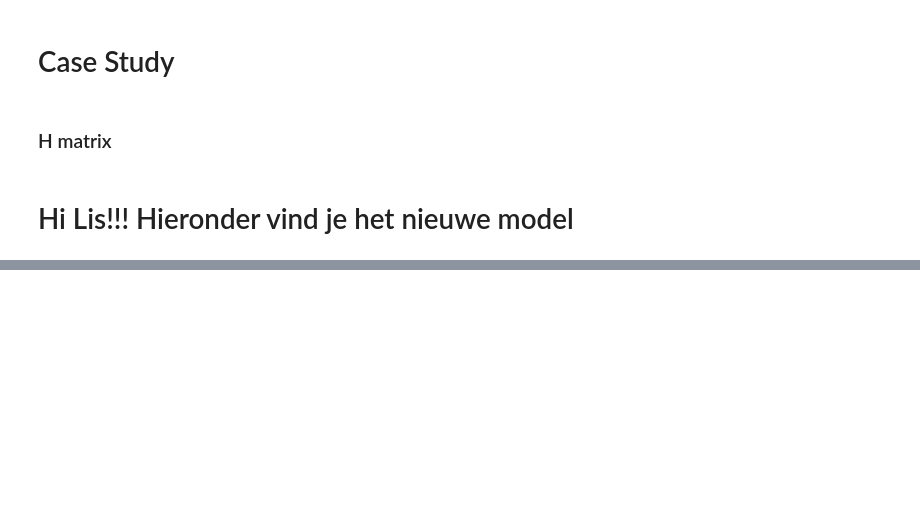
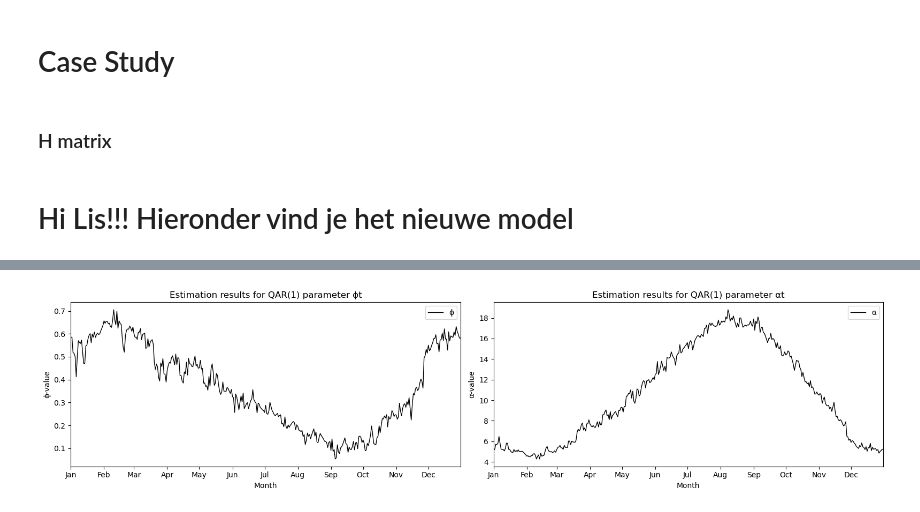
Before and after one commit to LisanneWallaard/Case-Study, a Jupyter notebook: QAR.ipynb, the cells around one changed output, grey strips where cells are left out. Saved outputs shown, nothing was run; the diff lists cells and outputs as text; code cells hidden in the pictures; blank space fills up the shorter version.

```diff
--- a/QAR.ipynb
+++ b/QAR.ipynb
@@ -214,31 +216,30 @@ total_error
 # %%
-phi_df = pd.DataFrame()
-phi_df['Date'] = pd.date_range(start=f'1/1/{2023}', end=f'12/31/{2023}', freq='D')
-phi_df['Mean'] = phi_list
-
-alpha_df = pd.DataFrame()
-alpha_df['Date'] = pd.date_range(start=f'1/1/{2023}', end=f'12/31/{2023}', freq='D')
-alpha_df['Mean'] = alpha_list
+params_df = pd.DataFrame()
+params_df['Date'] = pd.date_range(start=f'1/1/{2023}', end=f'12/31/{2023}', freq='D')
+params_df['Phi'] = phi_list
+params_df['Alpha'] = alpha_list
 # %%
 fig, (ax1, ax2) = plt.subplots(1, 2, figsize=(16, 4))
 
-ax1.plot(phi_df['Date'], phi_df['Mean'], label='ϕ', linestyle='-', color='black', linewidth=1)
+ax1.plot(params_df['Date'], params_df['Phi'], label='ϕ', linestyle='-', color='black', linewidth=1)
 ax1.xaxis.set_major_formatter(mdates.DateFormatter('%b'))
 ax1.xaxis.set_major_locator(mdates.MonthLocator())
-ax1.set_xlim(phi_df['Date'].min(), phi_df['Date'].max())
+ax1.set_xlim(params_df['Date'].min(), params_df['Date'].max())
 ax1.set_title('Estimation results for QAR(1) parameter ϕt')
 ax1.set_xlabel('Month')
 ax1.set_ylabel('ϕ-value')
 ax1.legend()
 
-ax2.plot(alpha_df['Date'], alpha_df['Mean'], label='α', linestyle='-', color='black', linewidth=1)
+ax2.plot(params_df['Date'], params_df['Alpha'], label='α', linestyle='-', color='black', linewidth=1)
 ax2.xaxis.set_major_formatter(mdates.DateFormatter('%b'))
 ax2.xaxis.set_major_locator(mdates.MonthLocator())
-ax2.set_xlim(alpha_df['Date'].min(), alpha_df['Date'].max())
+ax2.set_xlim(params_df['Date'].min(), params_df['Date'].max())
 ax2.set_title('Estimation results for QAR(1) parameter αt')
 ax2.set_xlabel('Month')
 ax2.set_ylabel('α-value')
 ax2.legend()
 
 plt.tight_layout()
 plt.show()
+# %% [output]
+[figure, added]
```
Also changed, not shown: parts of 2 cells of this notebook.
